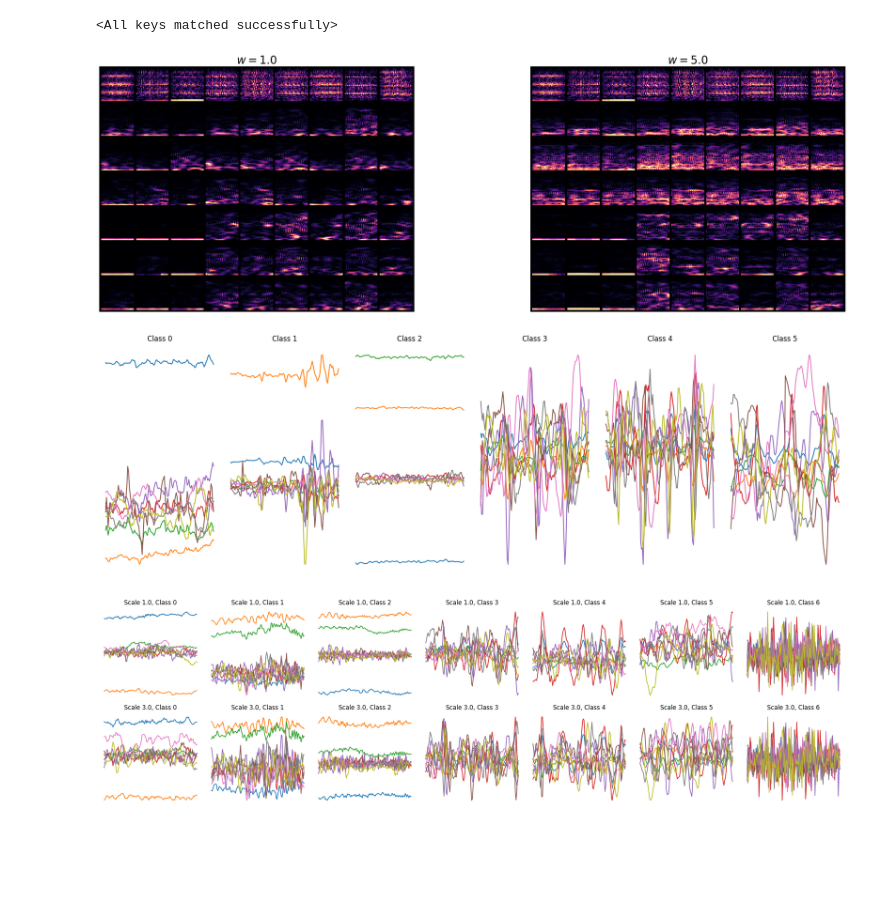
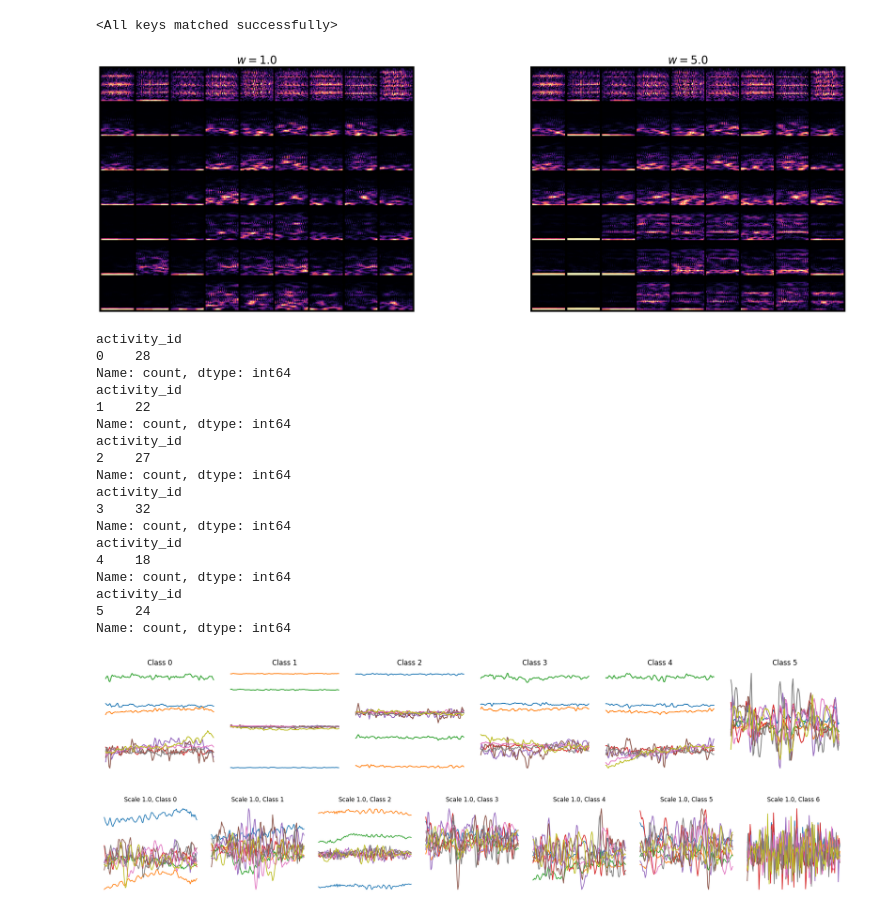
Before and after one commit to chookcurry/flow-matching, a Jupyter notebook: notebooks/whar/train_latent_flow.ipynb, the cells around one changed output. Drawn from its saved outputs; the diff is of its cells as text; code cells hidden in the pictures; blank space fills up the shorter version.

Commit message:
rework sampler

```diff
--- a/notebooks/whar/train_latent_flow.ipynb
+++ b/notebooks/whar/train_latent_flow.ipynb
@@ -48,7 +47,7 @@ shape = sampler.get_shape()
 num_channels = shape[1]
 print(shape)
 
-num_classes = len(sampler.dataset.get_class_weights(sampler.train_loader).keys())
+num_classes = len(sampler.sampler.get_class_weights(sampler.train_indices).keys())
 print(num_classes)
 # %% [output]
 [18, 32, 32]
@@ -151,7 +150,7 @@ for idx, w in enumerate(guidance_scales):
     axes[idx].set_title(f"$w={w:.1f}$", fontsize=25)
 plt.show()
 # %% [output]
-[figure, old version]
+[figure, new version]
 # %%
 import random
 from flow_matching.whar.stft import istft_transform
@@ -162,36 +161,54 @@ fig, axes = plt.subplots(
     nrows=1,
     ncols=num_samples,
     figsize=(3 * num_samples, 3 * len(guidance_scales)),
 )
 
 # random int
 seed = random.randint(0, 1000)
 
 samples = []
 
 for i in range(0, num_samples):
-    x1, _ = sampler.sample(1, class_label=i, seed=seed)
+    x1, _ = sampler.sample_test(1, class_label=i, seed=seed)
     samples.append(x1)
 
 x1 = torch.cat(samples, dim=0)
 
 B, C, H, W = x1.shape
 x1 = x1.view(B, C // 2, 2, H, W)
 
 x1 = x1.cpu()
 x1 = vmap(decompress_stft)(x1)
-x1 = vmap(istft_transform)(x1)
+x1 = [istft_transform(x) for x in x1]
 
 for col_idx in range(num_samples):
     ax = axes[col_idx]
     ax.plot(x1[col_idx])
     ax.set_title(f"Class {col_idx}")
     ax.axis("off")
 
 plt.tight_layout()
 plt.show()
 # %% [output]
+activity_id
+0    28
+Name: count, dtype: int64
+activity_id
+1    22
+Name: count, dtype: int64
+activity_id
+2    27
+Name: count, dtype: int64
+activity_id
+3    32
+Name: count, dtype: int64
+activity_id
+4    18
+Name: count, dtype: int64
+activity_id
+5    24
+Name: count, dtype: int64
-[figure, old version]
+[figure, new version]
 # %%
 import matplotlib.pyplot as plt
 
@@ -237,7 +254,7 @@ for row_idx, w in enumerate(guidance_scales):
     x1 = x1.view(B, C // 2, 2, H, W)
     x1 = x1.detach().cpu()
     x1 = vmap(decompress_stft)(x1)
-    x1 = vmap(istft_transform)(x1)
+    x1 = [istft_transform(x) for x in x1]
 
     for col_idx in range(num_samples):
         ax = axes[row_idx][col_idx]
@@ -248,4 +265,4 @@ for row_idx, w in enumerate(guidance_scales):
 plt.tight_layout()
 plt.show()
 # %% [output]
-[figure, old version]
+[figure, new version]
```
Also changed, not shown: parts of 1 cell of this notebook, 4 other files.
